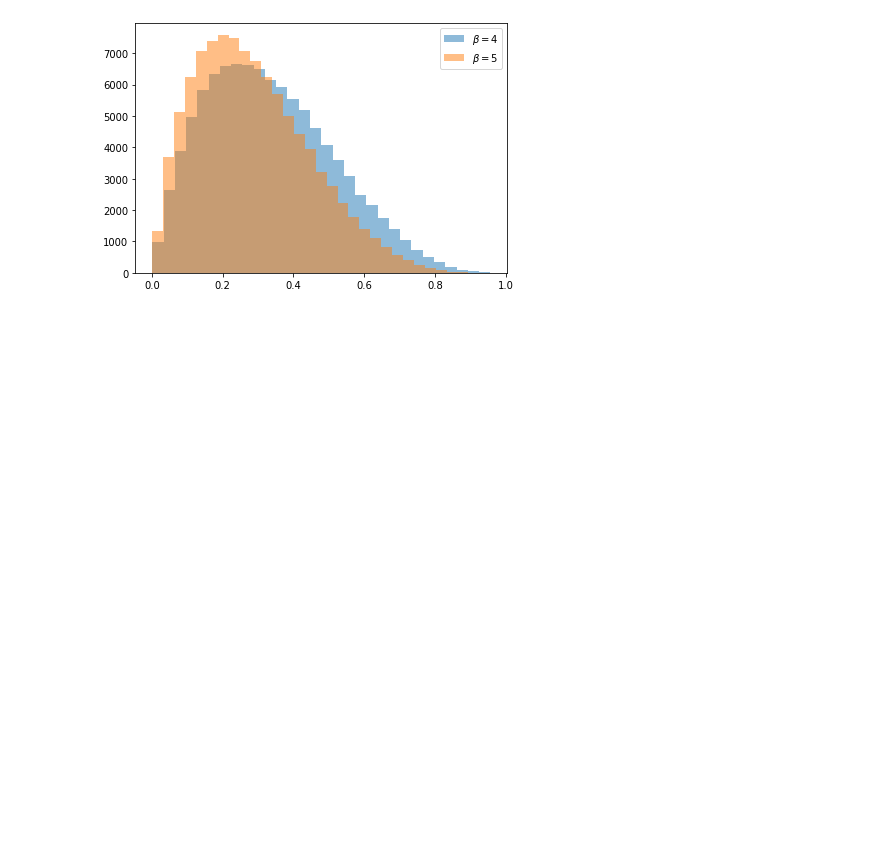
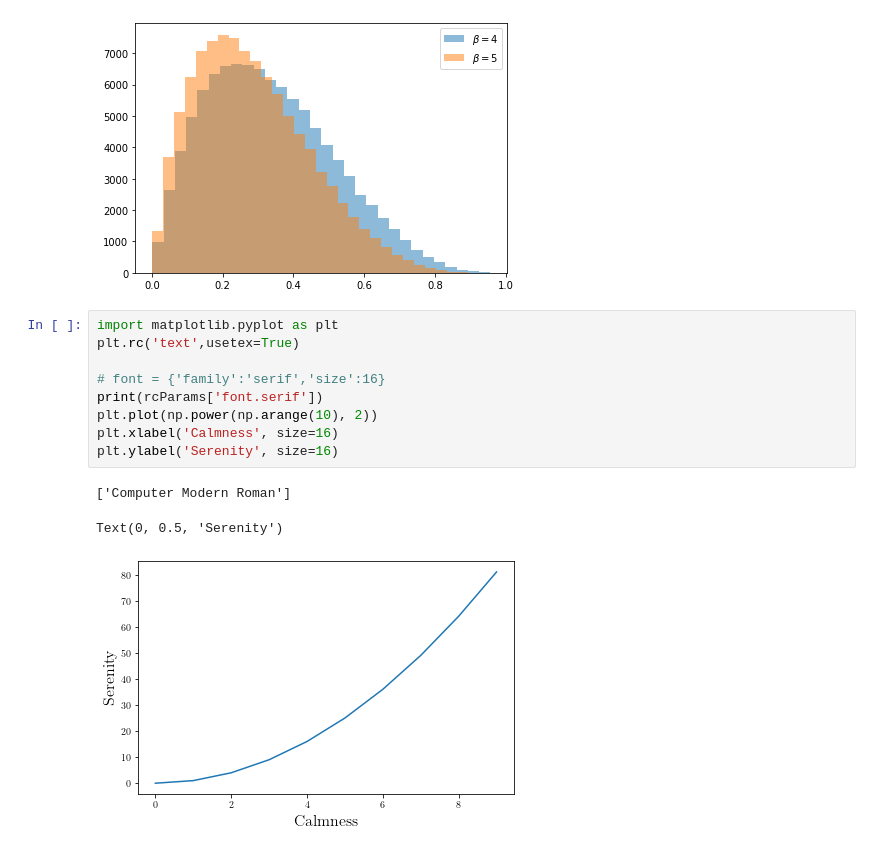
Before and after one commit to mt-digital/group-polarization, a Jupyter notebook: notebooks/Shift experiment final prototyping.ipynb, the cells around one changed output. Drawn from its saved outputs; the diff is of its cells as text; blank space fills up the shorter version.

```diff
--- a/notebooks/Shift experiment final prototyping.ipynb
+++ b/notebooks/Shift experiment final prototyping.ipynb
@@ -489,3 +489,16 @@ plt.legend()
 # %% [output]
 <matplotlib.legend.Legend at 0x...>
 [figure]
+# %%
+import matplotlib.pyplot as plt
+plt.rc('text',usetex=True)
+
+# font = {'family':'serif','size':16}
+print(rcParams['font.serif'])
+plt.plot(np.power(np.arange(10), 2))
+plt.xlabel('Calmness', size=16)
+plt.ylabel('Serenity', size=16)
+# %% [output]
+['Computer Modern Roman']
+Text(0, 0.5, 'Serenity')
+[figure, added]
```
Also changed, not shown: 4 other files.
